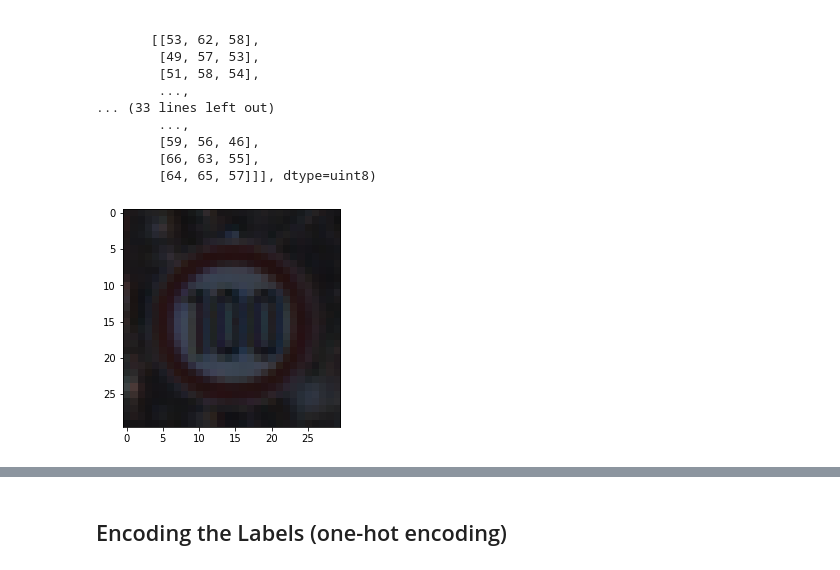
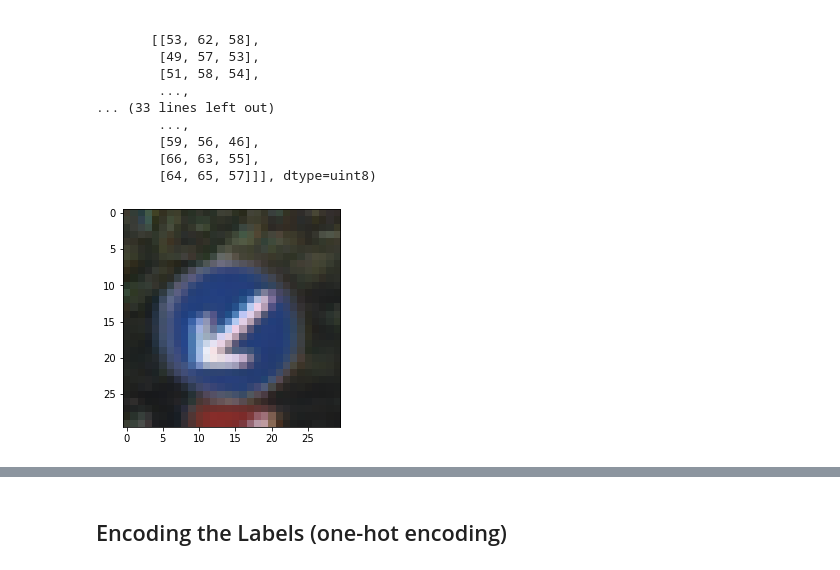
Before and after one commit to S-Delowar/Deep-Learning-Projects, a Jupyter notebook: Traffic Sign Recognition/Traffic_Sign_Classification_CNN.ipynb, the cells around one changed output, grey strips where cells are left out. Drawn from its saved outputs; the diff is of its cells as text; code cells hidden in the pictures.

```diff
--- a/Traffic Sign Recognition/Traffic_Sign_Classification_CNN.ipynb
+++ b/Traffic Sign Recognition/Traffic_Sign_Classification_CNN.ipynb
@@ -96,7 +102,7 @@ array([[[49, 60, 55],
         [66, 63, 55],
         [64, 65, 57]]], dtype=uint8)
 # %%
-img = X_train[5400]
+img = X_train[5009]
 plt.imshow(img, cmap='gray');
 # %% [output]
-[figure, old version]
+[figure, new version]
```
Also changed, not shown: parts of 26 cells of this notebook.
